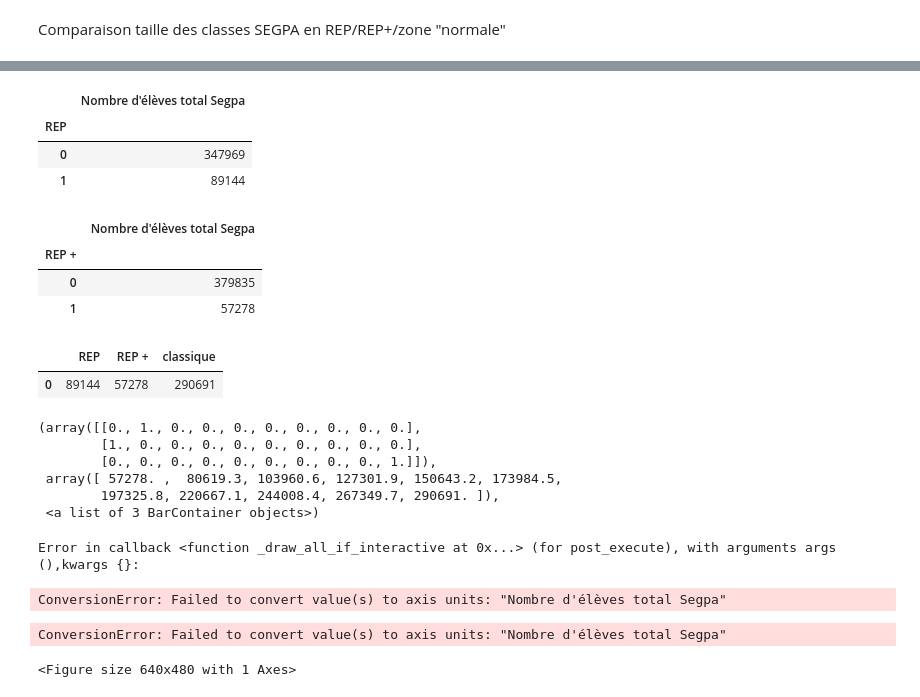
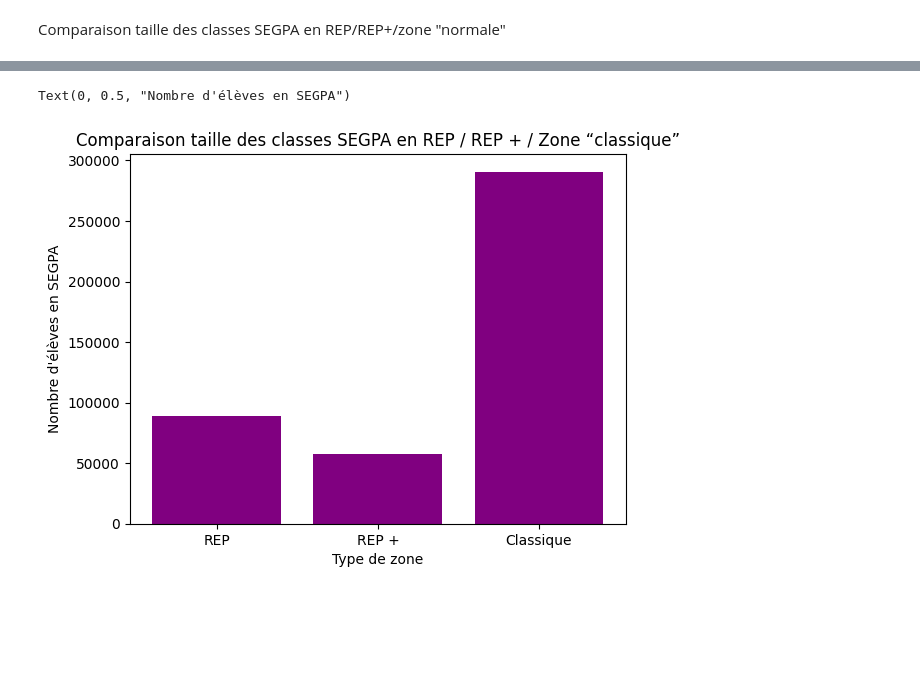
Before and after one commit to margotlafond/projet-info, a Jupyter notebook: analyse_data1.ipynb, the cells around one changed output, grey strips where cells are left out. Drawn from its saved outputs; the diff is of its cells as text; code cells hidden in the pictures; blank space fills up the shorter version.

Commit message:
Fin travail segpa rep/rep+/classique

```diff
--- a/analyse_data1.ipynb
+++ b/analyse_data1.ipynb
@@ -29,18 +10,6 @@ Index(['num_ligne', 'Rentrée scolaire', 'Code région académique',
 segpa_rep = df.pivot_table(values = "Nombre d'élèves total Segpa", index = 'REP', aggfunc = 'sum')
 # %%
 segpa_replus = df.pivot_table(values = "Nombre d'élèves total Segpa", index = 'REP +', aggfunc = 'sum')
-# %%
-display(segpa_rep)
-display(segpa_replus)
-# %% [output]
-|  | Nombre d'élèves total Segpa |
-| REP |  |
-| 0 | 347969 |
-| 1 | 89144 |
-|  | Nombre d'élèves total Segpa |
-| REP + |  |
-| 0 | 379835 |
-| 1 | 57278 |
 # %%
 rep = segpa_rep.loc[1, "Nombre d'élèves total Segpa"]
 replus = segpa_replus.loc[1, "Nombre d'élèves total Segpa"]
@@ -50,19 +17,12 @@ segpa = pd.DataFrame({"REP" : [rep], "REP +" : [replus], "classique" : [clas]})
-# %%
-segpa
-# %% [output]
-|  | REP | REP + | classique |
-| 0 | 89144 | 57278 | 290691 |
-# %%
-#sns.histplot(data=segpa, y = "Nombre d'élèves total Segpa")
-plt.hist(segpa, y = "Nombre d'élèves total Segpa")
-# %% [output]
-(array([[0., 1., 0., 0., 0., 0., 0., 0., 0., 0.],
-        [1., 0., 0., 0., 0., 0., 0., 0., 0., 0.],
-        [0., 0., 0., 0., 0., 0., 0., 0., 0., 1.]]),
- array([ 57278. ,  80619.3, 103960.6, 127301.9, 150643.2, 173984.5,
-        197325.8, 220667.1, 244008.4, 267349.7, 290691. ]),
- <a list of 3 BarContainer objects>)
-Error in callback <function _draw_all_if_interactive at 0x...> (for post_execute), with arguments args (),kwargs {}:
-ConversionError: Failed to convert value(s) to axis units: "Nombre d'élèves total Segpa"
-ConversionError: Failed to convert value(s) to axis units: "Nombre d'élèves total Segpa"
-<Figure size 640x480 with 1 Axes>
+# %%
+# Premier graphique
+
+data = [rep, replus, clas]
+label = ['REP', 'REP +', 'Classique']
+plt.bar(label, data, color='purple')
+plt.title("Comparaison taille des classes SEGPA en REP / REP + / Zone “classique”")
+plt.xlabel("Type de zone")
+plt.ylabel("Nombre d'élèves en SEGPA")
+# %% [output]
+Text(0, 0.5, "Nombre d'élèves en SEGPA")
+[figure, added]
```
Also changed, not shown: parts of 4 cells of this notebook.
